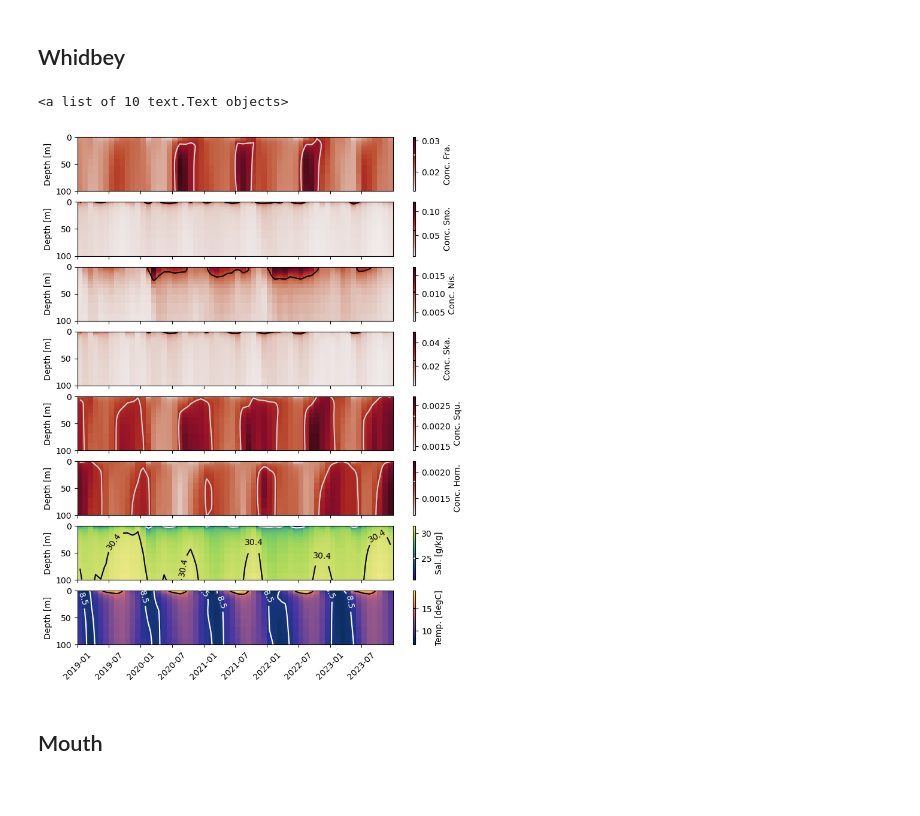
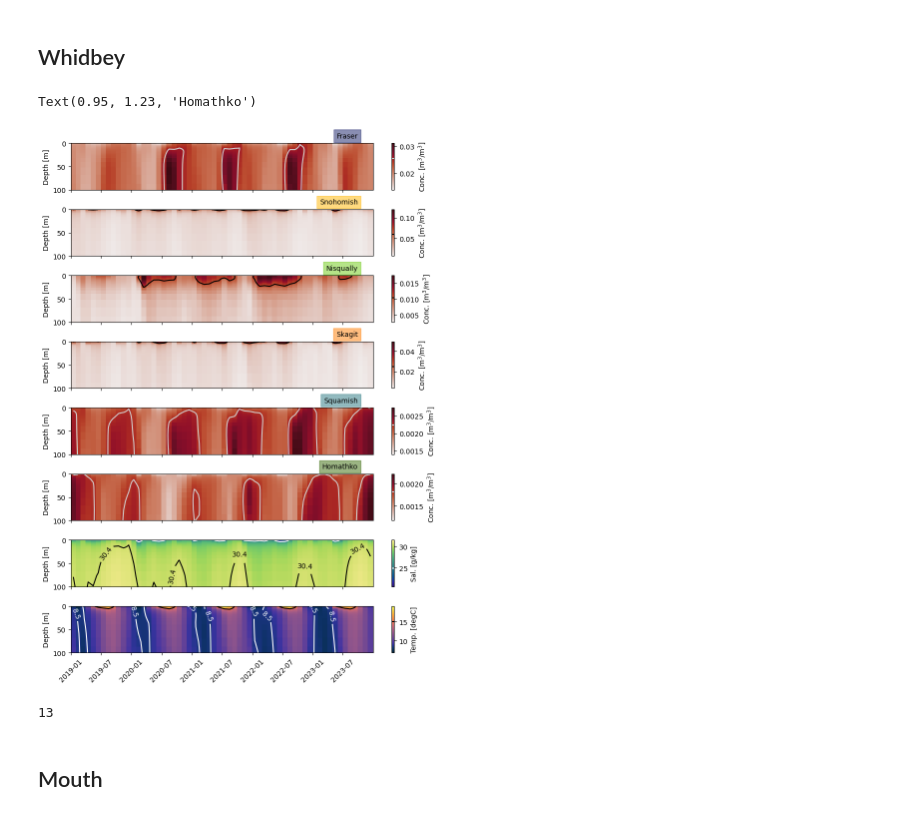
Before and after one commit to SalishSeaCast/analysis-cassidy, a Jupyter notebook: notebooks/river_dye_trace/stories/puget_sound/calculate_ref_salinity.ipynb, the cells around one changed output. Saved outputs shown, nothing was run; the diff lists cells and outputs as text; code cells hidden in the pictures.

```diff
--- a/notebooks/river_dye_trace/stories/puget_sound/calculate_ref_salinity.ipynb
+++ b/notebooks/river_dye_trace/stories/puget_sound/calculate_ref_salinity.ipynb
@@ -292,13 +310,18 @@ vol_prof = volume.sel(gridY=point1[0], gridX=point1[1])
 point_riv_all = point_riv_all0 / vol_prof
 
 sig_rivers = list(['Fraser', 'Snohomish', 'Nisqually', 'Skagit', 'Squamish', 'Homathko'])
+# %%
+rainbow_bright = ['#D20000', '#FF7C00', '#FFB600', '#6DCA13', '#44C3D0', '#283BD0', '#B62AD4']
+rainbow_muted = ['#7D0404', '#AB5503', '#396B09', '#277780', '#151E67', '#561265']
+colors_list8 = rainbow_bright + rainbow_muted
 # %%
 fig, ax = plt.subplots(8, 1, figsize=(8.5, 11), sharex=True)
+fig.tight_layout(pad=1.8)
 mycmap = cm.amp
 
 colormesh1 = ax[0].pcolormesh(point_riv_all['time'], point_riv_all['depth'], point_riv_all['fraser_river'].T, cmap=mycmap)
 ax[0].set_ylim([100, 0])
-cb1 = fig.colorbar(colormesh1, ax=ax[0], label='Conc. Fra.')
+cb1 = fig.colorbar(colormesh1, ax=ax[0], label=r'Conc. [m$^3$/m$^3$]')
 ax[0].set_ylabel('Depth [m]')
 fras_max = point_riv_all['fraser_river'].max().values
 fras_cont = [fras_max*.82]
@@ -308,7 +331,7 @@ cb1.add_lines(cont1)
 
 colormesh2 = ax[1].pcolormesh(point_riv_all['time'], point_riv_all['depth'], point_riv_all['snohomish_river'].T, cmap=mycmap)
 ax[1].set_ylim([100, 0])
-cb2 = fig.colorbar(colormesh2, ax=ax[1], label='Conc. Sno.')
+cb2 = fig.colorbar(colormesh2, ax=ax[1], label=r'Conc. [m$^3$/m$^3$]')
 ax[1].tick_params(axis='x', labelrotation=45)
 ax[1].set_ylabel('Depth [m]')
 sno_max = point_riv_all['snohomish_river'].max().values
@@ -318,7 +341,7 @@ cb2.add_lines(cont2)
 
 colormesh2 = ax[2].pcolormesh(point_riv_all['time'], point_riv_all['depth'], point_riv_all['nisqually_river'].T, cmap=mycmap)
 ax[2].set_ylim([100, 0])
-cb2 = fig.colorbar(colormesh2, ax=ax[2], label='Conc. Nis.')
+cb2 = fig.colorbar(colormesh2, ax=ax[2], label=r'Conc. [m$^3$/m$^3$]')
 ax[2].tick_params(axis='x', labelrotation=45)
 ax[2].set_ylabel('Depth [m]')
 nis_max = point_riv_all['nisqually_river'].max().values
@@ -328,7 +351,7 @@ cb2.add_lines(cont3)
 
 colormesh2 = ax[3].pcolormesh(point_riv_all['time'], point_riv_all['depth'], point_riv_all['skagit_river'].T, cmap=mycmap)
 ax[3].set_ylim([100, 0])
-cb2 = fig.colorbar(colormesh2, ax=ax[3], label='Conc. Ska.')
+cb2 = fig.colorbar(colormesh2, ax=ax[3], label=r'Conc. [m$^3$/m$^3$]')
 ax[3].tick_params(axis='x', labelrotation=45)
 ax[3].set_ylabel('Depth [m]')
 ska_max = point_riv_all['skagit_river'].max().values
@@ -338,7 +361,7 @@ cb2.add_lines(cont3)
 
 colormesh2 = ax[4].pcolormesh(point_riv_all['time'], point_riv_all['depth'], point_riv_all['squamish_river'].T, cmap=mycmap)
 ax[4].set_ylim([100, 0])
-cb2 = fig.colorbar(colormesh2, ax=ax[4], label='Conc. Squ.')
+cb2 = fig.colorbar(colormesh2, ax=ax[4], label=r'Conc. [m$^3$/m$^3$]')
 ax[4].tick_params(axis='x', labelrotation=45)
 ax[4].set_ylabel('Depth [m]')
 squ_max = point_riv_all['squamish_river'].max().values
@@ -348,7 +371,7 @@ cb2.add_lines(cont3)
 
 colormesh2 = ax[5].pcolormesh(point_riv_all['time'], point_riv_all['depth'], point_riv_all['homathko_river'].T, cmap=mycmap)
 ax[5].set_ylim([100, 0])
-cb2 = fig.colorbar(colormesh2, ax=ax[5], label='Conc. Hom.')
+cb2 = fig.colorbar(colormesh2, ax=ax[5], label=r'Conc. [m$^3$/m$^3$]')
 ax[5].tick_params(axis='x', labelrotation=45)
 ax[5].set_ylabel('Depth [m]')
 hom_max = point_riv_all['homathko_river'].max().values
@@ -356,35 +379,60 @@ hom_cont = [hom_max*.82]
 cont3 = ax[5].contour(point_riv_all['time'], point_riv_all['depth'], point_riv_all['homathko_river'].T, hom_cont, colors='lightgrey')
 cb2.add_lines(cont3)
 
 colormesh1 = ax[6].pcolormesh(point_prof_all['time'], point_prof_all['depth'], point_prof_all['vosaline'].T, cmap=cm.haline, vmax=31.5)
 ax[6].set_ylim([100, 0])
 cb1 = fig.colorbar(colormesh1, ax=ax[6], label='Sal. [g/kg]')
 ax[6].set_ylabel('Depth [m]')
 sal_max = point_prof_all['vosaline'].max().values
 sal_cont = [30.4]
 cont3 = ax[6].contour(point_prof_all['time'], point_prof_all['depth'], point_prof_all['vosaline'].T, sal_cont, colors='black')
 ax[6].clabel(cont3, cont3.levels, fontsize=10)
 sal_min = point_prof_all['vosaline'].max().values
 sal_cont = [sal_min*0.8]
 cont4 = ax[6].contour(point_prof_all['time'], point_prof_all['depth'], point_prof_all['vosaline'].T, sal_cont, colors='white')
 cb1.add_lines(cont4)
 
 colormesh2 = ax[7].pcolormesh(point_prof_all['time'], point_prof_all['depth'], point_prof_all['votemper'].T, cmap=cm.thermal)
 ax[7].set_ylim([100, 0])
 cb2 = fig.colorbar(colormesh2, ax=ax[7], label='Temp. [degC]')
 ax[7].tick_params(axis='x', labelrotation=45)
 ax[7].set_ylabel('Depth [m]')
 temp_max = point_prof_all['votemper'].max().values
 temp_cont = [15]
 cont3 = ax[7].contour(point_prof_all['time'], point_prof_all['depth'], point_prof_all['votemper'].T, temp_cont, colors='black')
 cb2.add_lines(cont3)
 temp_min = point_prof_all['votemper'].max().values
 temp_cont = [8.5]
 cont4 = ax[7].contour(point_prof_all['time'], point_prof_all['depth'], point_prof_all['votemper'].T, temp_cont, colors='white')
 ax[7].clabel(cont4, cont4.levels, fontsize=10)
+
+
+ax[0].text(0.95, 1.23, r'{}'.format('Fraser'), transform=ax[0].transAxes, fontsize=10, verticalalignment='top', horizontalalignment='right', bbox=dict(facecolor=colors_list8[11], alpha=0.5, edgecolor=colors_list8[11]))
+ax[1].text(0.95, 1.23, r'{}'.format('Snohomish'), transform=ax[1].transAxes, fontsize=10, verticalalignment='top', horizontalalignment='right', bbox=dict(facecolor=colors_list8[2], alpha=0.5, edgecolor=colors_list8[2]))
+ax[2].text(0.95, 1.23, r'{}'.format('Nisqually'), transform=ax[2].transAxes, fontsize=10, verticalalignment='top', horizontalalignment='right', bbox=dict(facecolor=colors_list8[3], alpha=0.5, edgecolor=colors_list8[3]))
+ax[3].text(0.95, 1.23, r'{}'.format('Skagit'), transform=ax[3].transAxes, fontsize=10, verticalalignment='top', horizontalalignment='right', bbox=dict(facecolor=colors_list8[1], alpha=0.5, edgecolor=colors_list8[1]))
+ax[4].text(0.95, 1.23, r'{}'.format('Squamish'), transform=ax[4].transAxes, fontsize=10, verticalalignment='top', horizontalalignment='right', bbox=dict(facecolor=colors_list8[10], alpha=0.5, edgecolor=colors_list8[10]))
+ax[5].text(0.95, 1.23, r'{}'.format('Homathko'), transform=ax[5].transAxes, fontsize=10, verticalalignment='top', horizontalalignment='right', bbox=dict(facecolor=colors_list8[9], alpha=0.5, edgecolor=colors_list8[9]))
 # %% [output]
-<a list of 10 text.Text objects>
+Text(0.95, 1.23, 'Homathko')
-[figure, old version]
+[figure, new version]
+# %%
+len(colors_list8)
+# 1. nooksack
+# 2. skagit
+# 3. snohomish
+# 4. nisqually
+# 5. elwha
+# 6. cowichan
+# 7. nanaimo
+# 8. puntledge
+# 9. salmon
+# 10. homathko
+# 11. squamish
+# 12. fraser
+# 13. other
+# %% [output]
+13
 # %% [markdown]
 ## Mouth
 # %%
```
Also changed, not shown: parts of 2 cells of this notebook, 11 other files.
